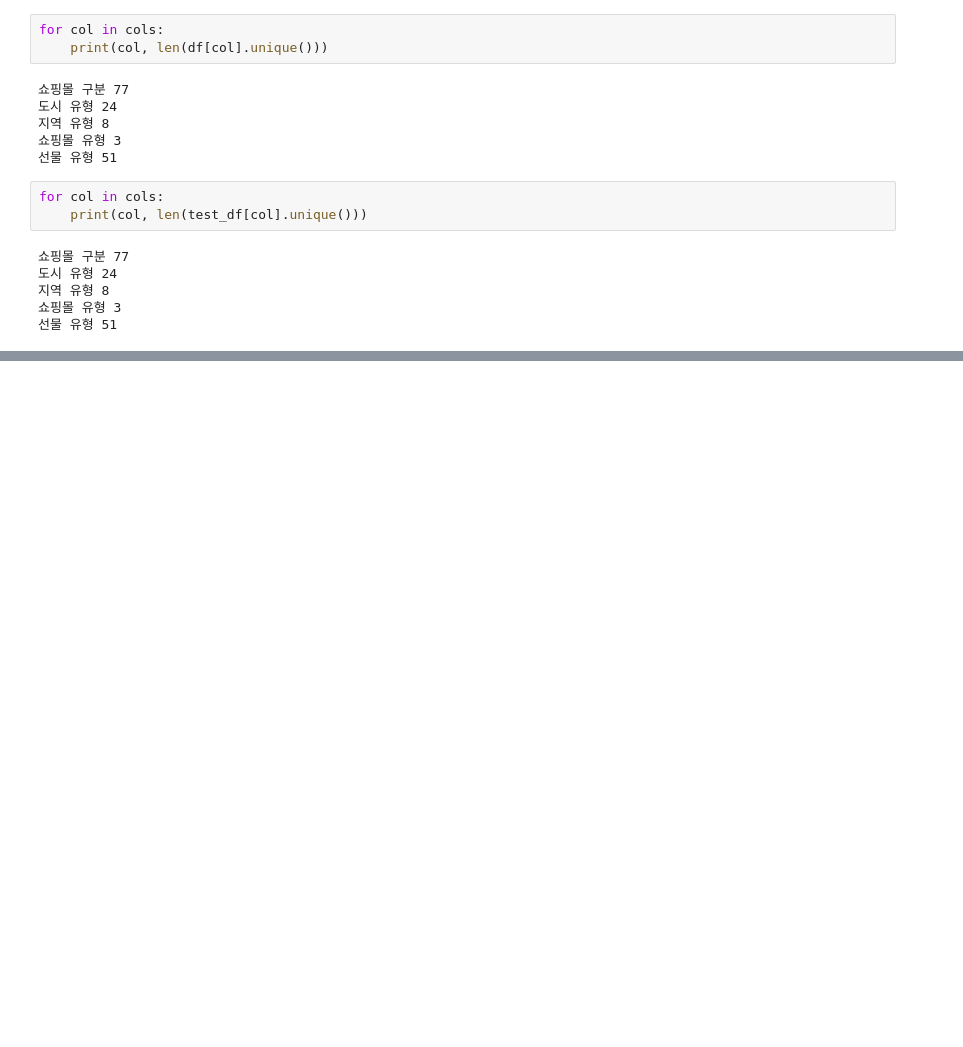
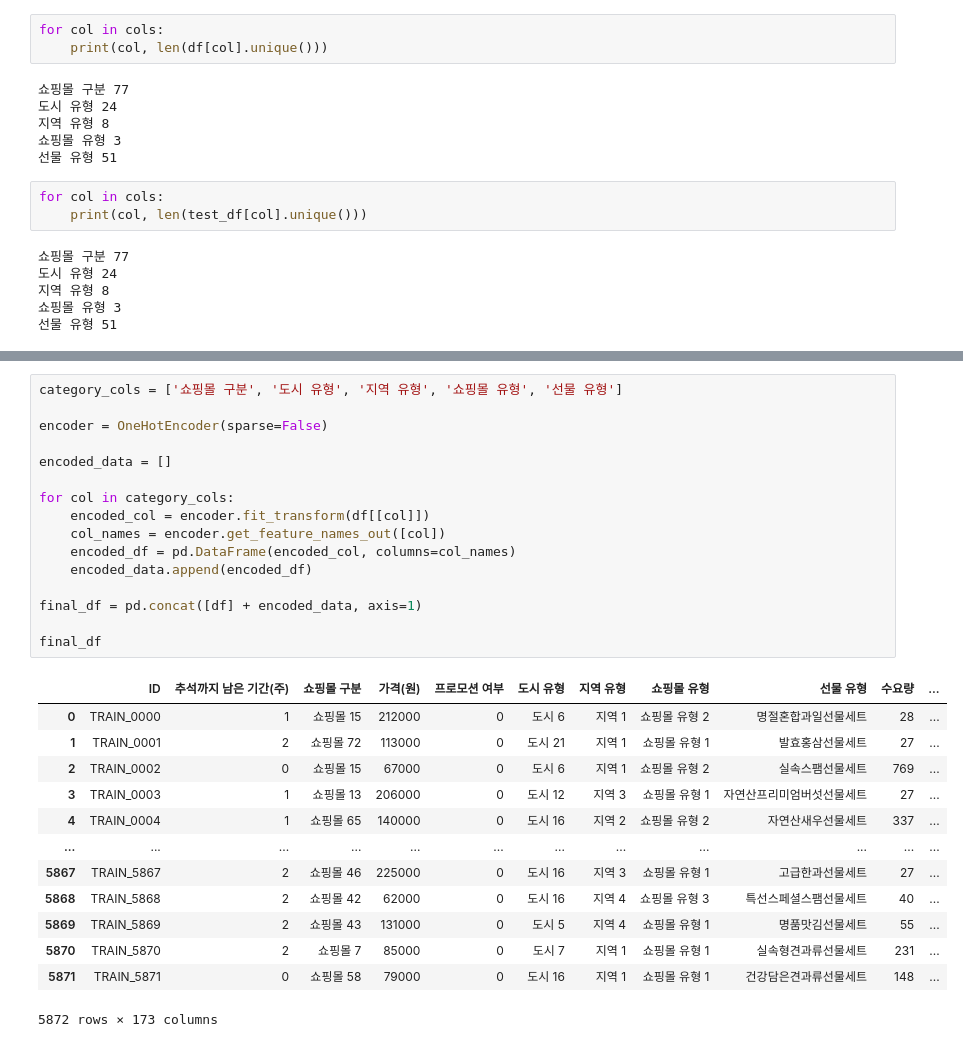
Before and after one commit to syl0702/dacon_chuseok, a Jupyter notebook: analysis.ipynb, the cells around one changed output, grey strips where cells are left out. Drawn from its saved outputs; the diff is of its cells as text; blank space fills up the shorter version.

```diff
--- a/analysis.ipynb
+++ b/analysis.ipynb
@@ -72,0 +91,30 @@ for col in cols:
+# %%
+category_cols = ['쇼핑몰 구분', '도시 유형', '지역 유형', '쇼핑몰 유형', '선물 유형']
+
+encoder = OneHotEncoder(sparse=False)
+
+encoded_data = []
+
+for col in category_cols:
+    encoded_col = encoder.fit_transform(df[[col]])
+    col_names = encoder.get_feature_names_out([col])
+    encoded_df = pd.DataFrame(encoded_col, columns=col_names)
+    encoded_data.append(encoded_df)
+
+final_df = pd.concat([df] + encoded_data, axis=1)
+
+final_df
+# %% [output]
+|  | ID | 추석까지 남은 기간(주) | 쇼핑몰 구분 | 가격(원) | 프로모션 여부 | 도시 유형 | 지역 유형 | 쇼핑몰 유형 | 선물 유형 | 수요량 | ... |
+| 0 | TRAIN_0000 | 1 | 쇼핑몰 15 | 212000 | 0 | 도시 6 | 지역 1 | 쇼핑몰 유형 2 | 명절혼합과일선물세트 | 28 | ... |
+| 1 | TRAIN_0001 | 2 | 쇼핑몰 72 | 113000 | 0 | 도시 21 | 지역 1 | 쇼핑몰 유형 1 | 발효홍삼선물세트 | 27 | ... |
+| 2 | TRAIN_0002 | 0 | 쇼핑몰 15 | 67000 | 0 | 도시 6 | 지역 1 | 쇼핑몰 유형 2 | 실속스팸선물세트 | 769 | ... |
+| 3 | TRAIN_0003 | 1 | 쇼핑몰 13 | 206000 | 0 | 도시 12 | 지역 3 | 쇼핑몰 유형 1 | 자연산프리미엄버섯선물세트 | 27 | ... |
+| 4 | TRAIN_0004 | 1 | 쇼핑몰 65 | 140000 | 0 | 도시 16 | 지역 2 | 쇼핑몰 유형 2 | 자연산새우선물세트 | 337 | ... |
+| ... | ... | ... | ... | ... | ... | ... | ... | ... | ... | ... | ... |
+| 5867 | TRAIN_5867 | 2 | 쇼핑몰 46 | 225000 | 0 | 도시 16 | 지역 3 | 쇼핑몰 유형 1 | 고급한과선물세트 | 27 | ... |
+| 5868 | TRAIN_5868 | 2 | 쇼핑몰 42 | 62000 | 0 | 도시 16 | 지역 4 | 쇼핑몰 유형 3 | 특선스페셜스팸선물세트 | 40 | ... |
+| 5869 | TRAIN_5869 | 2 | 쇼핑몰 43 | 131000 | 0 | 도시 5 | 지역 4 | 쇼핑몰 유형 1 | 명품맛김선물세트 | 55 | ... |
+| 5870 | TRAIN_5870 | 2 | 쇼핑몰 7 | 85000 | 0 | 도시 7 | 지역 1 | 쇼핑몰 유형 1 | 실속형견과류선물세트 | 231 | ... |
+| 5871 | TRAIN_5871 | 0 | 쇼핑몰 58 | 79000 | 0 | 도시 16 | 지역 1 | 쇼핑몰 유형 1 | 건강담은견과류선물세트 | 148 | ... |
+5872 rows × 173 columns
```
Also changed, not shown: parts of 3 cells of this notebook.
